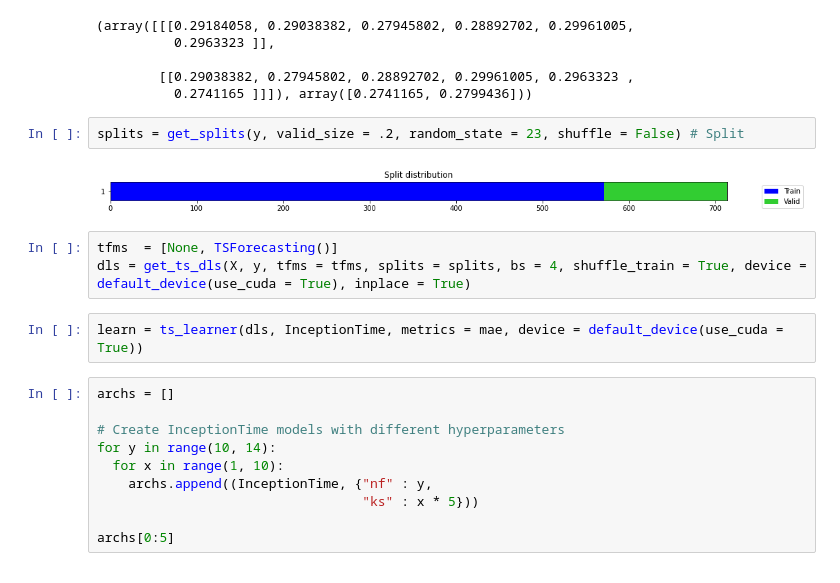
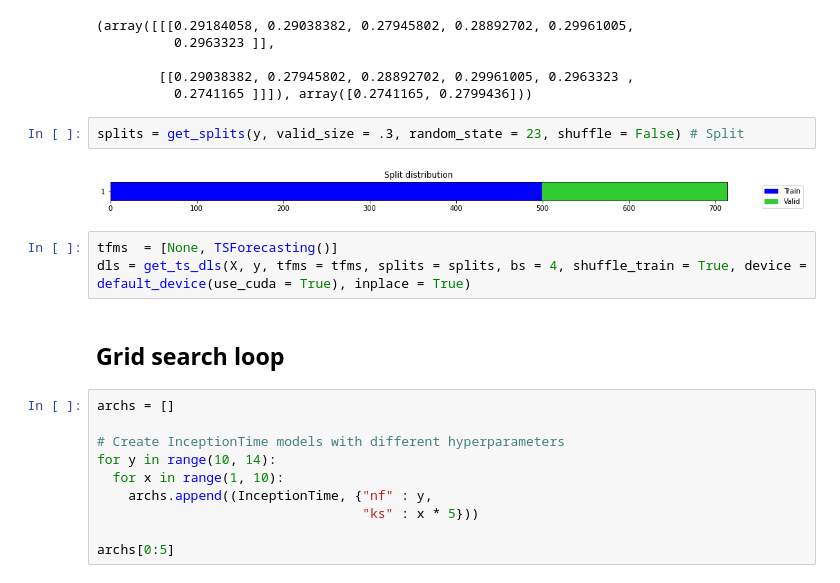
Before and after one commit to Lion-Mod/My-electrophoresis-sense-is-tingling, a Jupyter notebook: sensor_prediction.ipynb, the cells around one changed output. Cells and saved outputs as stored; diff of their text form.

```diff
--- a/sensor_prediction.ipynb
+++ b/sensor_prediction.ipynb
@@ -312,14 +295,14 @@ X[0:2], y[0:2] # Two examples of windows, notice Xs consist of multiple arrays a
         [[0.29038382, 0.27945802, 0.28892702, 0.29961005, 0.2963323 ,
           0.2741165 ]]]), array([0.2741165, 0.2799436]))
 # %%
-splits = get_splits(y, valid_size = .2, random_state = 23, shuffle = False) # Split
+splits = get_splits(y, valid_size = .3, random_state = 23, shuffle = False) # Split
 # %% [output]
-[figure, old version]
+[figure, new version]
 # %%
 tfms  = [None, TSForecasting()]
 dls = get_ts_dls(X, y, tfms = tfms, splits = splits, bs = 4, shuffle_train = True, device = default_device(use_cuda = True), inplace = True)
-# %%
-learn = ts_learner(dls, InceptionTime, metrics = mae, device = default_device(use_cuda = True))
+# %% [markdown]
+## Grid search loop
 # %%
 archs = []
 
```
Also changed, not shown: parts of 9 cells of this notebook.
